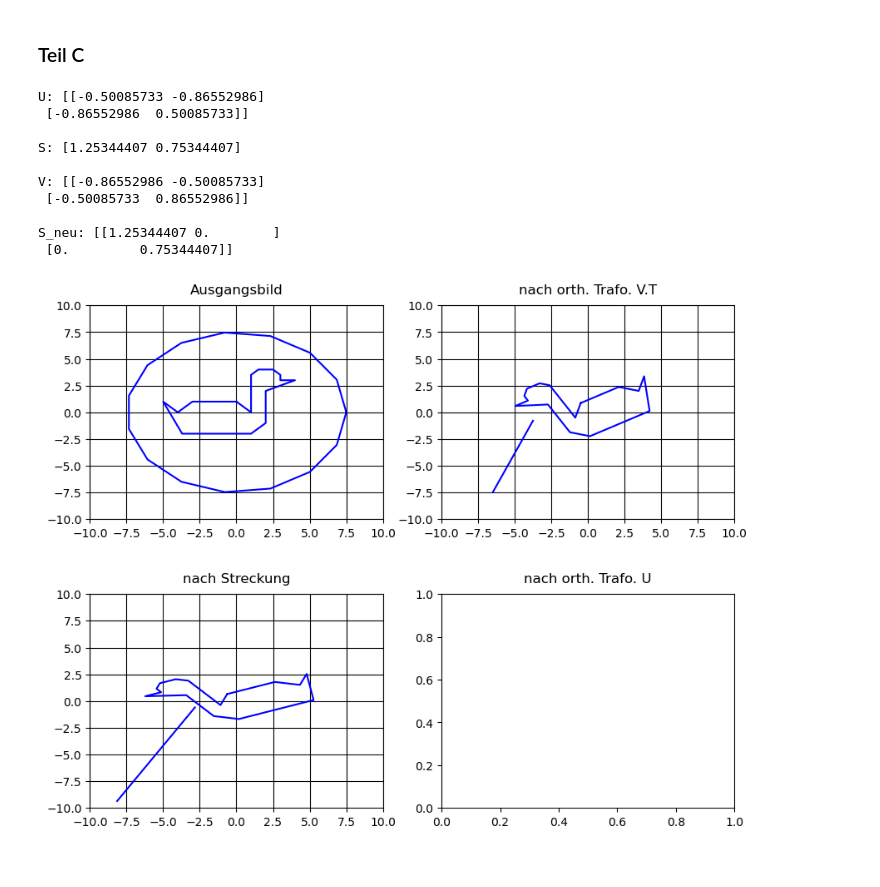
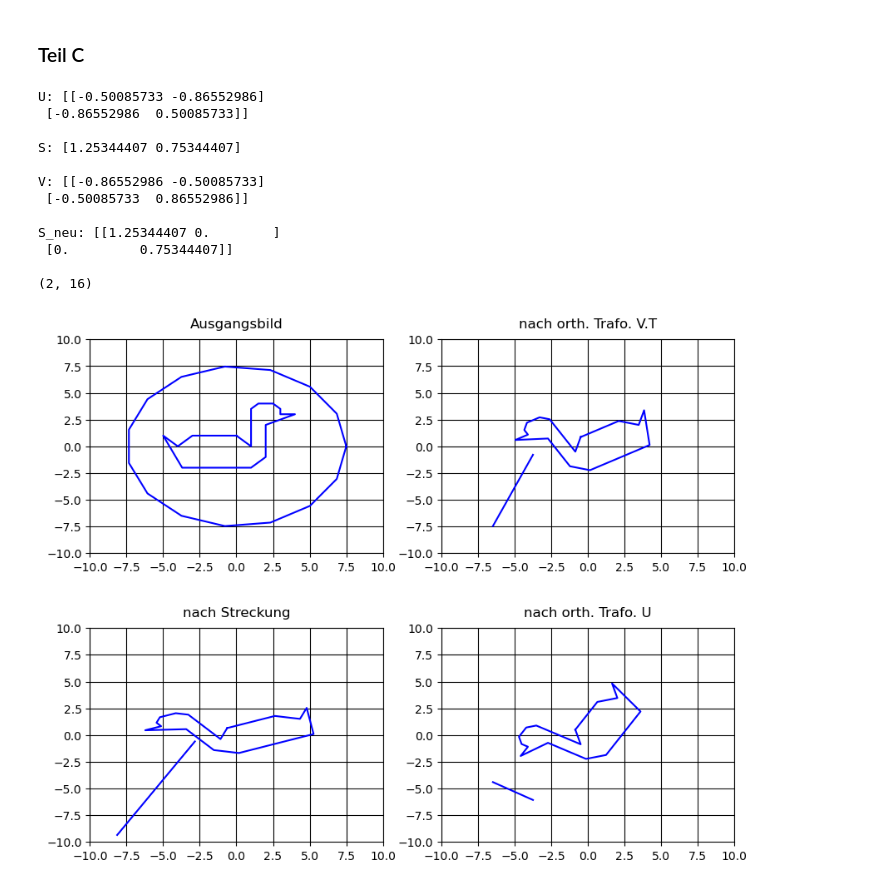
Before and after one commit to Javiermateor/Numerische-Mathematik-I-fuer-Ingenieure, a Jupyter notebook: HA2.ipynb, the cells around one changed output. Saved outputs shown, nothing was run; the diff lists cells and outputs as text; code cells hidden in the pictures.

```diff
--- a/HA2.ipynb
+++ b/HA2.ipynb
@@ -298,8 +298,10 @@ ax2 = plt.subplot(2,2,2)
 
 plt.title("nach orth. Trafo. V.T", pad ='10')
 
-ente2 = np.matmul(V.T, ente)
-kreis2 = np.matmul(V.T, kreis.T)
+ente2 = np.matmul(V, ente)
+kreis2 = np.matmul(V, kreis.T)
+
+print(kreis.T.shape)
 
 plt.xlim(-10, 10)
 plt.ylim(-10, 10)
@@ -324,31 +326,43 @@ plt.ylim(-10, 10)
 plt.grid(color='k')
 
 
 plt.plot(ente3[0,:], ente3[1,:], color='blue')
 plt.plot(kreis3[:,0], kreis3[:,1], color='blue')
 
 
 # 4.Subplot: nach orth. Trafo. U
 
 ax4 = plt.subplot(2,2,4)
 
+ente4 = np.matmul(U.T, ente)
+kreis4 = np.matmul(U.T, kreis.T)
+
 plt.title("nach orth. Trafo. U", pad ='10')
+plt.xlim(-10, 10)
+plt.ylim(-10, 10)
+plt.grid(color='k')
+
+
+plt.plot(ente4[0,:], ente4[1,:], color='blue')
+plt.plot(kreis4[:,0], kreis4[:,1], color='blue')
 
 
 #Plots Einstellungen
 plt.subplots_adjust(hspace=0.35)
 plt.show()
 
 #Auswahl von rho und Auflösung von der Matrix Kreis ----> phi Werte.... linspace vergrößern?
 # %% [output]
 U: [[-0.50085733 -0.86552986]
  [-0.86552986  0.50085733]]
 
 S: [1.25344407 0.75344407]
 
 V: [[-0.86552986 -0.50085733]
  [-0.50085733  0.86552986]]
 
 S_neu: [[1.25344407 0.        ]
  [0.         0.75344407]]
+
+(2, 16)
-[figure, old version]
+[figure, new version]
```
